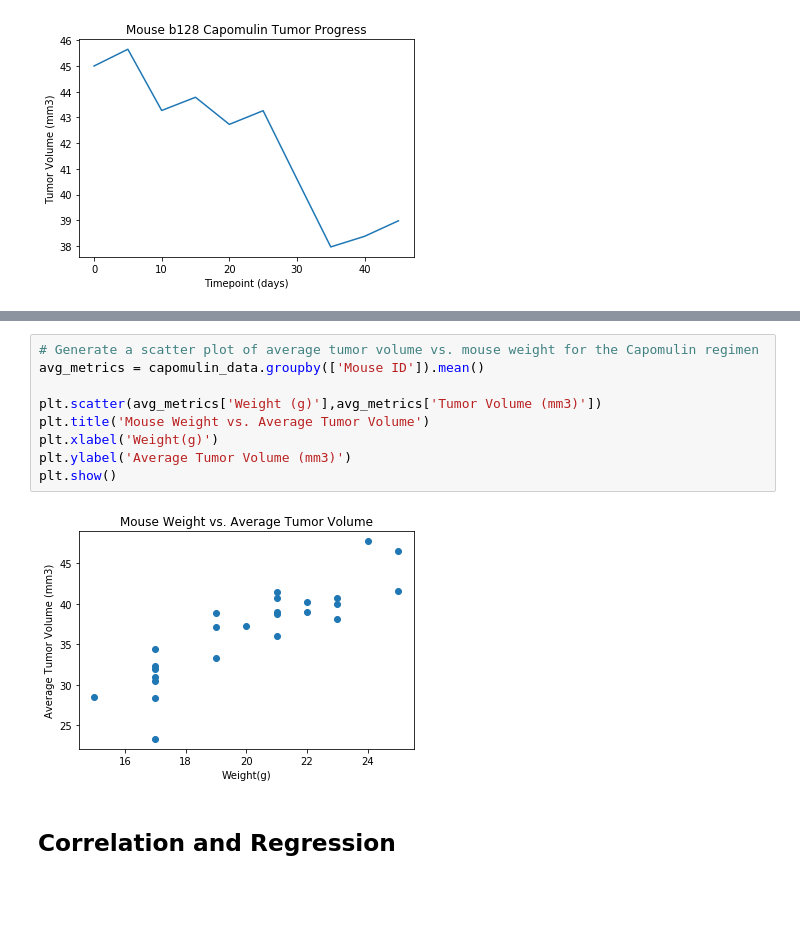
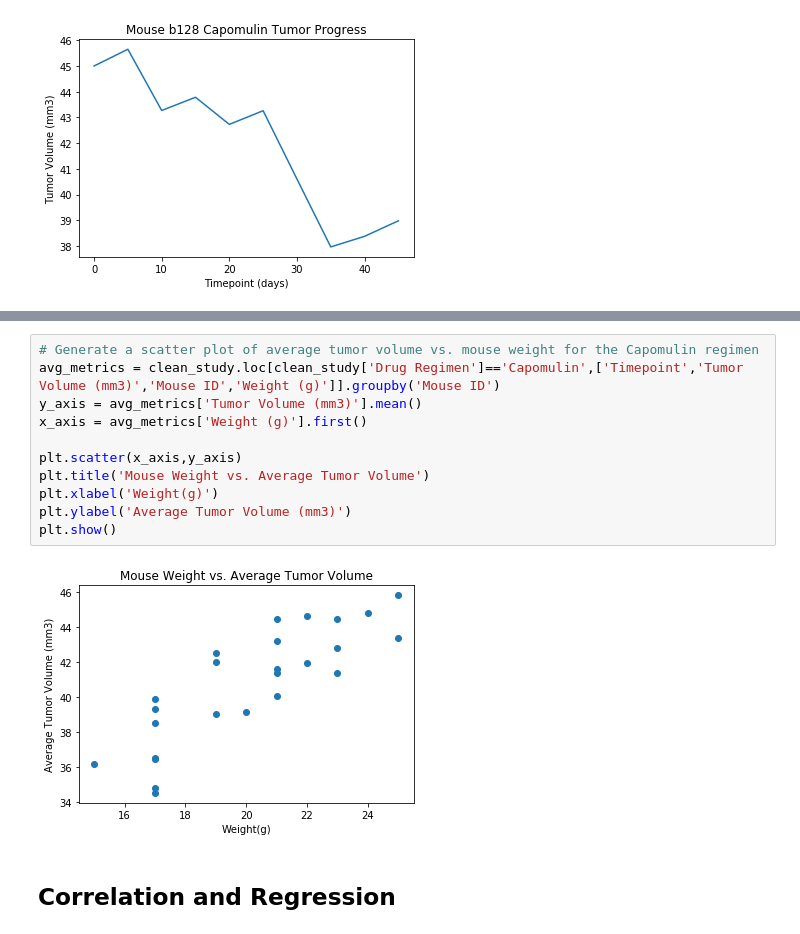
Before and after one commit to cblank210/matplotlib-challenge, a Jupyter notebook: Pymaceuticals/pymaceuticals.ipynb, the cells around one changed output, grey strips where cells are left out. Cells and saved outputs as stored; diff of their text form; blank space fills up the shorter version.

```diff
--- a/Pymaceuticals/pymaceuticals.ipynb
+++ b/Pymaceuticals/pymaceuticals.ipynb
@@ -277,14 +303,16 @@ plt.show()
 # %%
 # Generate a scatter plot of average tumor volume vs. mouse weight for the Capomulin regimen
-avg_metrics = capomulin_data.groupby(['Mouse ID']).mean()
+avg_metrics = clean_study.loc[clean_study['Drug Regimen']=='Capomulin',['Timepoint','Tumor Volume (mm3)','Mouse ID','Weight (g)']].groupby('Mouse ID')
+y_axis = avg_metrics['Tumor Volume (mm3)'].mean()
+x_axis = avg_metrics['Weight (g)'].first()
 
-plt.scatter(avg_metrics['Weight (g)'],avg_metrics['Tumor Volume (mm3)'])
+plt.scatter(x_axis,y_axis)
 plt.title('Mouse Weight vs. Average Tumor Volume')
 plt.xlabel('Weight(g)')
 plt.ylabel('Average Tumor Volume (mm3)')
 plt.show()
 # %% [output]
-[figure, old version]
+[figure, new version]
 # %% [markdown]
 ## Correlation and Regression
 # %%
```
Also changed, not shown: parts of 8 cells of this notebook.
